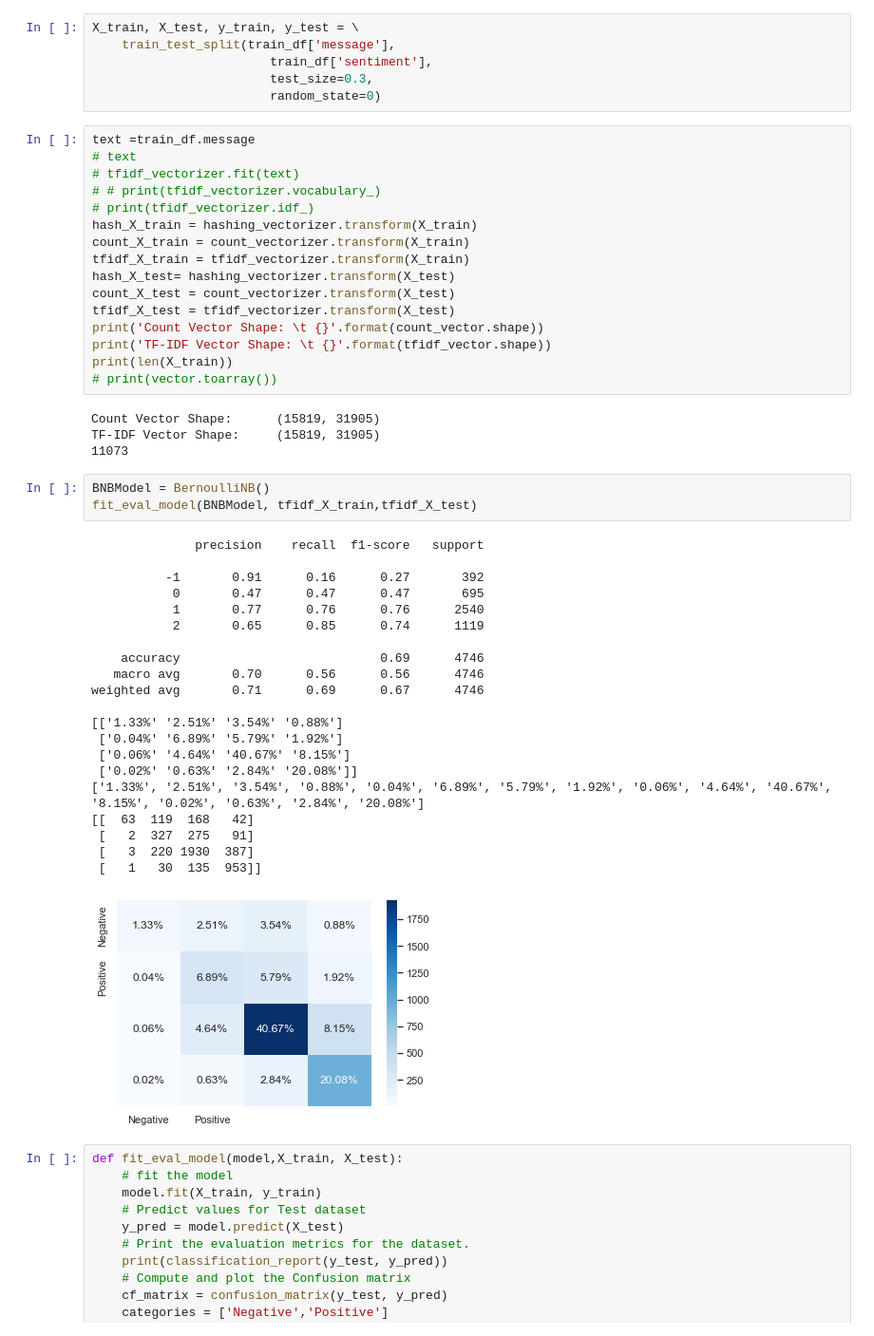
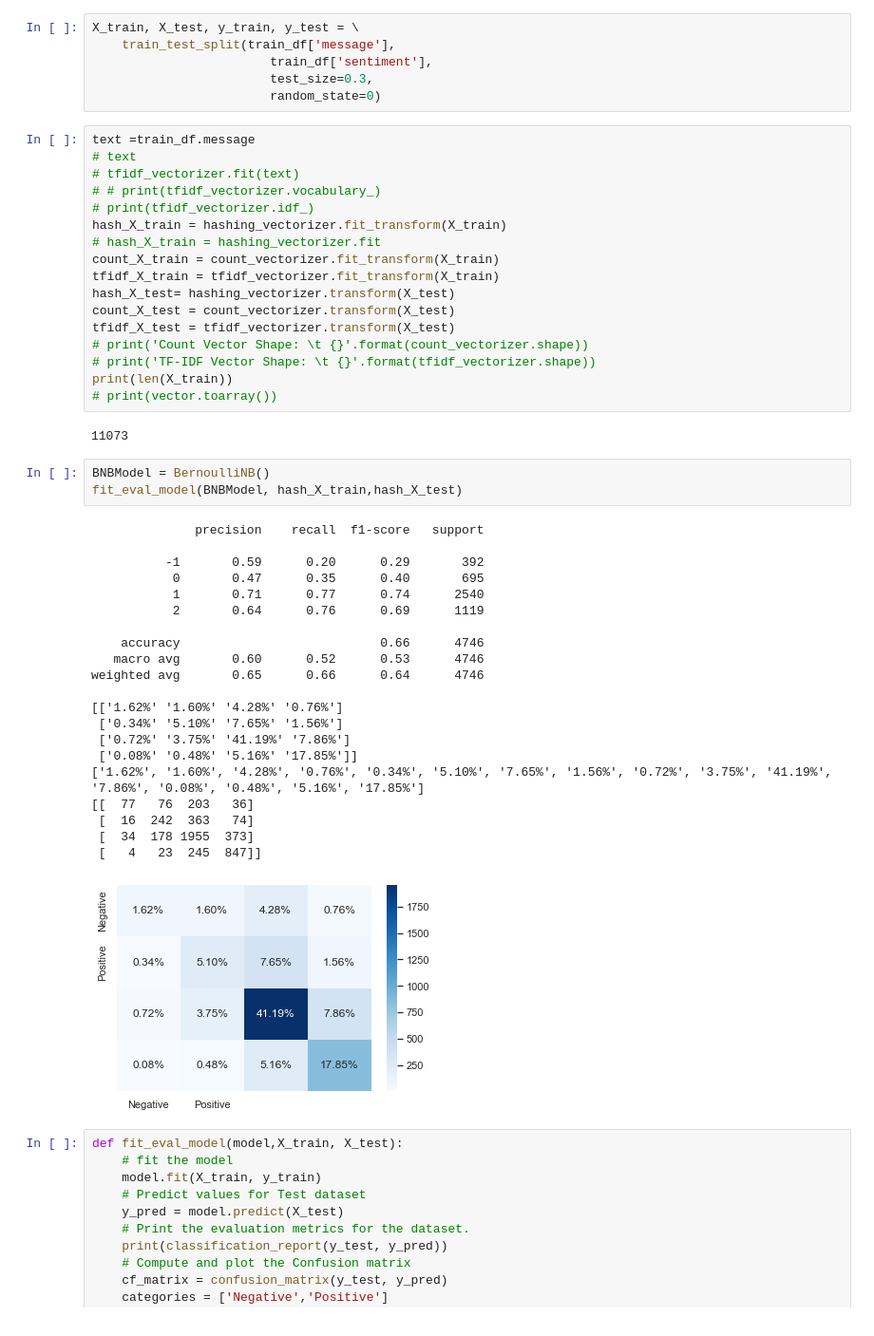
Before and after one commit to JessWN/2110ACDS_T13, a Jupyter notebook: 2110ACDS_T13.ipynb, the cells around one changed output. Shown at 95% size. Cells and saved outputs as stored; diff of their text form.

```diff
--- a/2110ACDS_T13.ipynb
+++ b/2110ACDS_T13.ipynb
@@ -574,45 +574,44 @@ text =train_df.message
 # tfidf_vectorizer.fit(text)
 # # print(tfidf_vectorizer.vocabulary_)
 # print(tfidf_vectorizer.idf_)
-hash_X_train = hashing_vectorizer.transform(X_train)
-count_X_train = count_vectorizer.transform(X_train)
-tfidf_X_train = tfidf_vectorizer.transform(X_train)
+hash_X_train = hashing_vectorizer.fit_transform(X_train)
+# hash_X_train = hashing_vectorizer.fit
+count_X_train = count_vectorizer.fit_transform(X_train)
+tfidf_X_train = tfidf_vectorizer.fit_transform(X_train)
 hash_X_test= hashing_vectorizer.transform(X_test)
 count_X_test = count_vectorizer.transform(X_test)
 tfidf_X_test = tfidf_vectorizer.transform(X_test)
-print('Count Vector Shape: \t {}'.format(count_vector.shape))
-print('TF-IDF Vector Shape: \t {}'.format(tfidf_vector.shape))
+# print('Count Vector Shape: \t {}'.format(count_vectorizer.shape))
+# print('TF-IDF Vector Shape: \t {}'.format(tfidf_vectorizer.shape))
 print(len(X_train))
 # print(vector.toarray())
 # %% [output]
-Count Vector Shape:      (15819, 31905)
-TF-IDF Vector Shape:     (15819, 31905)
 11073
 # %%
 BNBModel = BernoulliNB()
-fit_eval_model(BNBModel, tfidf_X_train,tfidf_X_test)
+fit_eval_model(BNBModel, hash_X_train,hash_X_test)
 # %% [output]
               precision    recall  f1-score   support
 
-          -1       0.91      0.16      0.27       392
-           0       0.47      0.47      0.47       695
-           1       0.77      0.76      0.76      2540
-           2       0.65      0.85      0.74      1119
+          -1       0.59      0.20      0.29       392
+           0       0.47      0.35      0.40       695
+           1       0.71      0.77      0.74      2540
+           2       0.64      0.76      0.69      1119
 
-    accuracy                           0.69      4746
-   macro avg       0.70      0.56      0.56      4746
-weighted avg       0.71      0.69      0.67      4746
+    accuracy                           0.66      4746
+   macro avg       0.60      0.52      0.53      4746
+weighted avg       0.65      0.66      0.64      4746
 
-[['1.33%' '2.51%' '3.54%' '0.88%']
- ['0.04%' '6.89%' '5.79%' '1.92%']
- ['0.06%' '4.64%' '40.67%' '8.15%']
- ['0.02%' '0.63%' '2.84%' '20.08%']]
-['1.33%', '2.51%', '3.54%', '0.88%', '0.04%', '6.89%', '5.79%', '1.92%', '0.06%', '4.64%', '40.67%', '8.15%', '0.02%', '0.63%', '2.84%', '20.08%']
-[[  63  119  168   42]
- [   2  327  275   91]
- [   3  220 1930  387]
- [   1   30  135  953]]
+[['1.62%' '1.60%' '4.28%' '0.76%']
+ ['0.34%' '5.10%' '7.65%' '1.56%']
+ ['0.72%' '3.75%' '41.19%' '7.86%']
+ ['0.08%' '0.48%' '5.16%' '17.85%']]
+['1.62%', '1.60%', '4.28%', '0.76%', '0.34%', '5.10%', '7.65%', '1.56%', '0.72%', '3.75%', '41.19%', '7.86%', '0.08%', '0.48%', '5.16%', '17.85%']
+[[  77   76  203   36]
+ [  16  242  363   74]
+ [  34  178 1955  373]
+ [   4   23  245  847]]
-[figure, old version]
+[figure, new version]
 # %%
 def fit_eval_model(model,X_train, X_test):
     # fit the model
```
Also changed, not shown: parts of 2 cells of this notebook, 2 other files.
